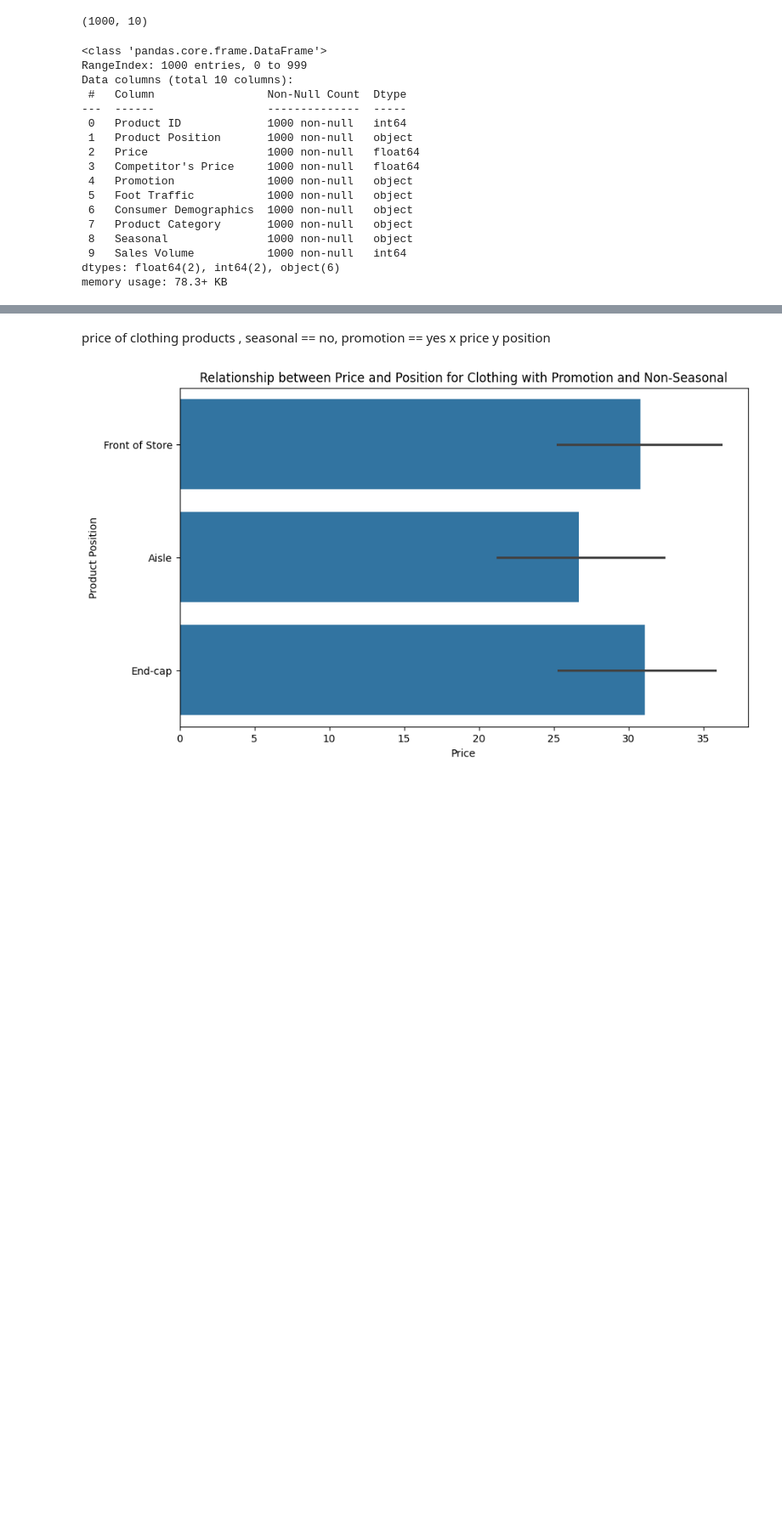
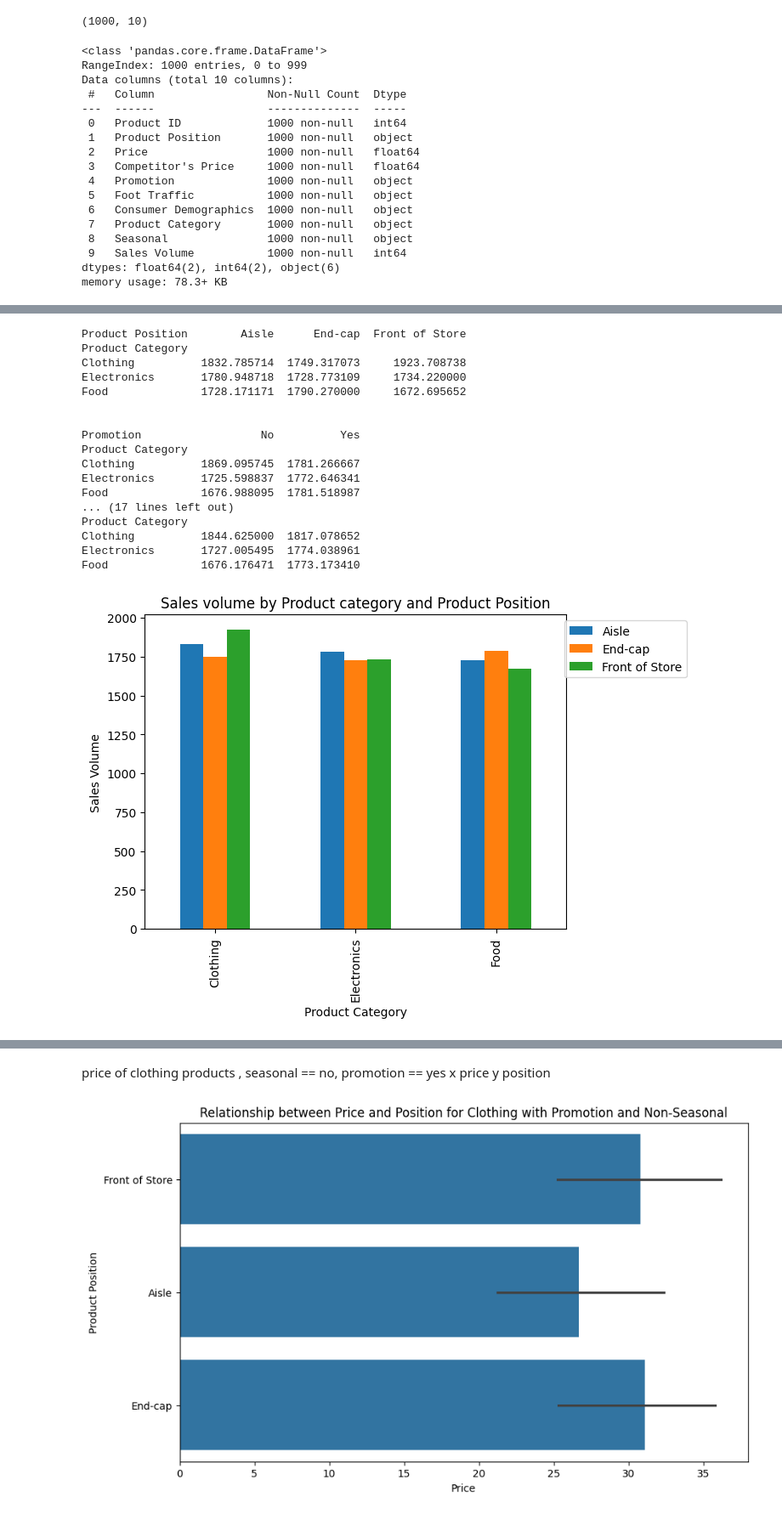
Before and after one commit to AntoanetaStoyanova/Amazon-Product-Reviews, a Jupyter notebook: sale.ipynb, the cells around one changed output, grey strips where cells are left out. Shown at 85% size. Saved outputs shown, nothing was run; the diff lists cells and outputs as text; code cells hidden in the pictures; blank space fills up the shorter version.

```diff
--- a/sale.ipynb
+++ b/sale.ipynb
@@ -55,0 +100,31 @@ AttributeError: module 'plotly.express' has no attribute '__version__'
+# %%
+for col in data.select_dtypes('object').columns:
+    if col != 'Product Category':
+        a = data.pivot_table(index='Product Category', columns= col, values='Sales Volume')
+        print(a)
+        print('\n')
+        a.plot(kind='bar')
+        plt.ylabel('Sales Volume')
+        plt.legend(bbox_to_anchor=(1.3,1))
+        plt.title(f'Sales volume by Product category and {col}')
+    else:
+        pass
+# %% [output]
+Product Position        Aisle      End-cap  Front of Store
+Product Category
+Clothing          1832.785714  1749.317073     1923.708738
+Electronics       1780.948718  1728.773109     1734.220000
+Food              1728.171171  1790.270000     1672.695652
+
+
+Promotion                  No          Yes
+Product Category
+Clothing          1869.095745  1781.266667
+Electronics       1725.598837  1772.646341
+Food              1676.988095  1781.518987
+... (17 lines left out)
+Product Category
+Clothing          1844.625000  1817.078652
+Electronics       1727.005495  1774.038961
+Food              1676.176471  1773.173410
+[figure, added]
```
Also changed, not shown: parts of 11 cells of this notebook, 2 other files.
